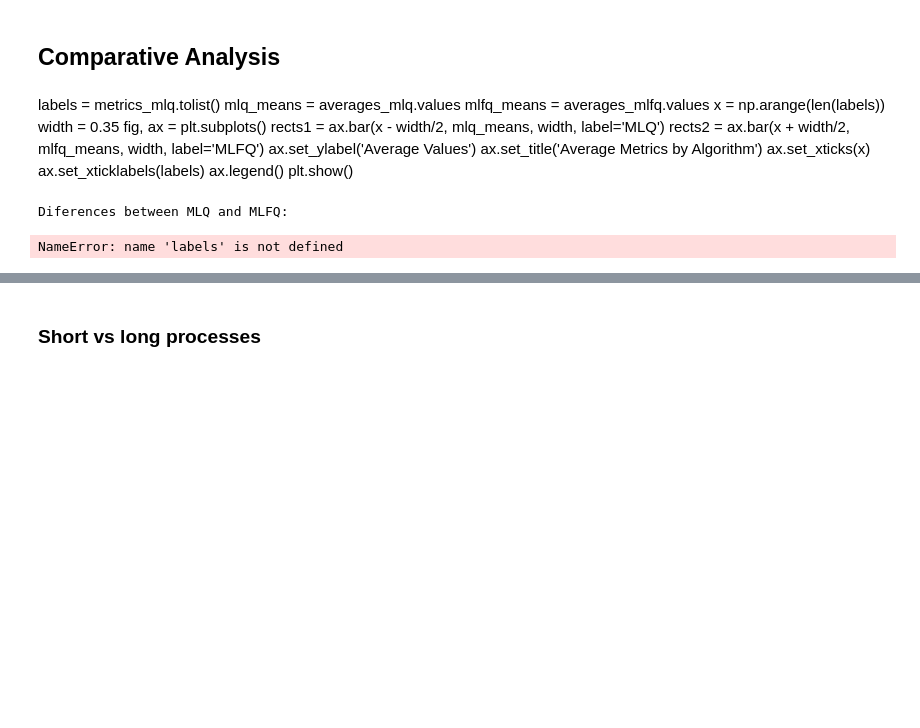
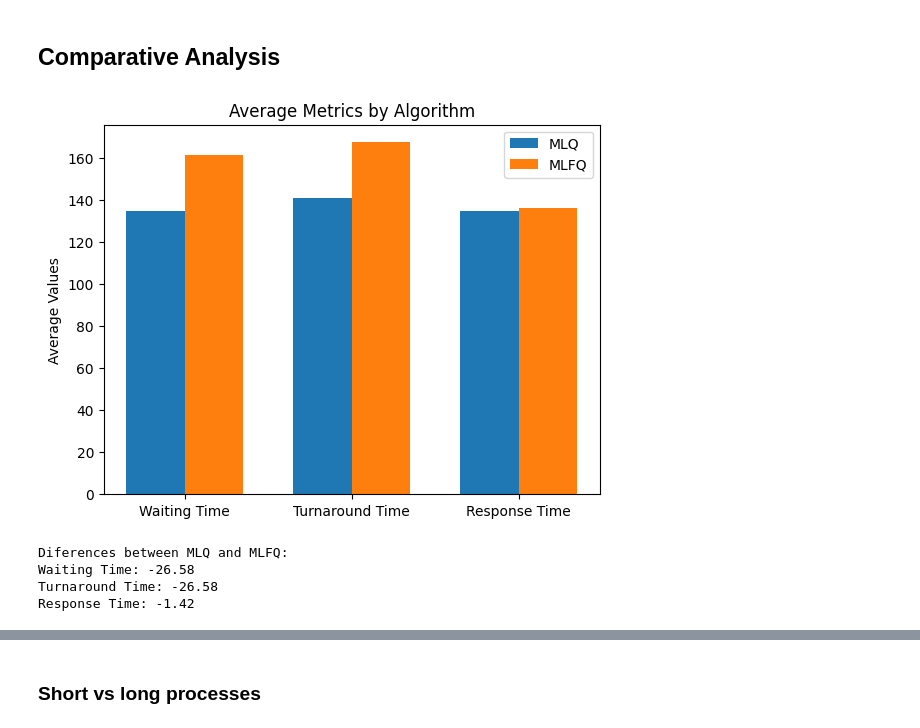
Before and after one commit to jzarcoo/CPU-Scheduling, a Jupyter notebook: metrics/metrics.ipynb, the cells around one changed output, grey strips where cells are left out. Saved outputs shown, nothing was run; the diff lists cells and outputs as text; code cells hidden in the pictures; blank space fills up the shorter version.

```diff
--- a/metrics/metrics.ipynb
+++ b/metrics/metrics.ipynb
@@ -133,20 +133,22 @@ for idx in range(len(metrics_mlfq)):
 # %% [markdown]
 ## Comparative Analysis
-# %% [markdown]
-labels = metrics_mlq.tolist()
-mlq_means = averages_mlq.values
-mlfq_means = averages_mlfq.values
-x = np.arange(len(labels))
-width = 0.35
-fig, ax = plt.subplots()
-rects1 = ax.bar(x - width/2, mlq_means, width, label='MLQ')
-rects2 = ax.bar(x + width/2, mlfq_means, width, label='MLFQ')
-ax.set_ylabel('Average Values')
-ax.set_title('Average Metrics by Algorithm')
-ax.set_xticks(x)
-ax.set_xticklabels(labels)
-ax.legend()
-plt.show()
+# %%
+labels = metrics_mlq.tolist()
+mlq_means = averages_mlq.values
+mlfq_means = averages_mlfq.values
+x = np.arange(len(labels))
+width = 0.35
+fig, ax = plt.subplots()
+rects1 = ax.bar(x - width/2, mlq_means, width, label='MLQ')
+rects2 = ax.bar(x + width/2, mlfq_means, width, label='MLFQ')
+ax.set_ylabel('Average Values')
+ax.set_title('Average Metrics by Algorithm')
+ax.set_xticks(x)
+ax.set_xticklabels(labels)
+ax.legend()
+plt.show()
+# %% [output]
+[figure, added]
 # %%
 diferences = averages_mlq.values - averages_mlfq.values
 print("Diferences between MLQ and MLFQ:")
@@ -154,7 +156,9 @@ for label, diff in zip(labels, diferences):
     print(f"{label}: {diff:.2f}")
 # %% [output]
 Diferences between MLQ and MLFQ:
+Waiting Time: -26.58
+Turnaround Time: -26.58
+Response Time: -1.42
-NameError: name 'labels' is not defined
 # %%
 for metric in metrics_mlq:
     plt.figure(figsize=(10, 6))
```
Also changed, not shown: parts of 15 cells of this notebook, 11 other files.
